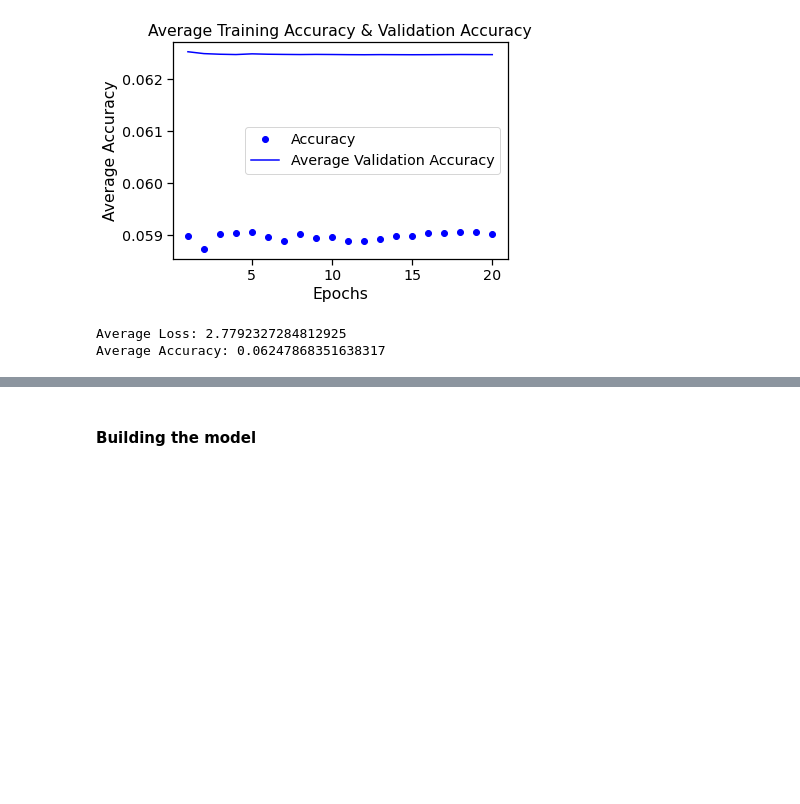
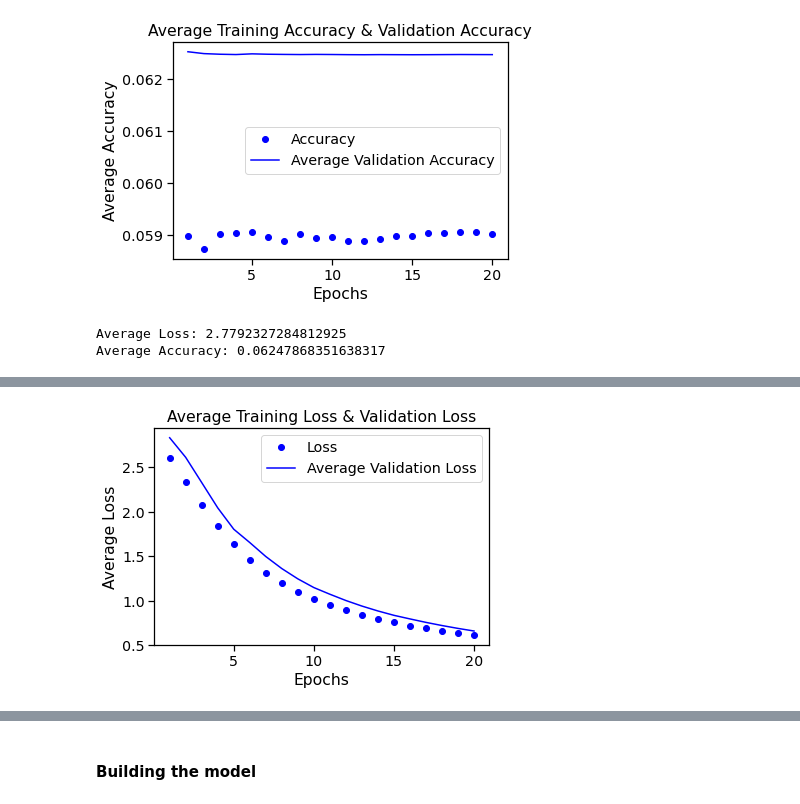
Before and after one commit to sugarhy/FYP, a Jupyter notebook: lstm.ipynb, the cells around one changed output, grey strips where cells are left out. Saved outputs shown, nothing was run; the diff lists cells and outputs as text; code cells hidden in the pictures; blank space fills up the shorter version.

Commit message:
lstm draft1

```diff
--- a/lstm.ipynb
+++ b/lstm.ipynb
@@ -1682,0 +1703,32 @@ Hence, our final model will not include L1/L2 regularizers.
+# %%
+#### Batch Normalisation ####
+from keras.layers import BatchNormalization
+
+# Initialising the model
+lstm_model_5 = Sequential()
+
+# Defining model: add layers
+lstm_model_5.add(Embedding(
+    max_words,
+    EMBEDDING_VECTOR_LENGTH,
+    input_length=max_len,
+    weights=[embedding_matrix],
+    trainable=True,
+)) #glove embedding
+
+
+lstm_model_5.add(BatchNormalization())
+lstm_model_5.add(LSTM(64, input_shape=(max_len, EMBEDDING_VECTOR_LENGTH))) #LSTM layer
+lstm_model_5.add(BatchNormalization())
+lstm_model_5.add(Dense(256, activation='relu')) # Additional dense layer
+lstm_model_5.add(BatchNormalization())
+lstm_model_5.add(Dense(128, activation='relu')) # Additional dense layer
+lstm_model_5.add(BatchNormalization())
+lstm_model_5.add(Dense(64, activation='relu')) # Additional dense layer
+lstm_model_5.add(BatchNormalization())
+lstm_model_5.add(Dense(16, activation='softmax')) #dense layer - the last one
+
+# Compile model
+lstm_model_5.compile(loss="categorical_crossentropy", optimizer="adam", metrics=["accuracy"])
+
+print(lstm_model_5.summary())
@@ -1682,0 +1826,4 @@ Hence, our final model will not include L1/L2 regularizers.
+# %%
+plot_loss(all_loss_7, all_loss_history_7)
+# %% [output]
+[figure, added]
```
Also changed, not shown: parts of 35 cells of this notebook.
